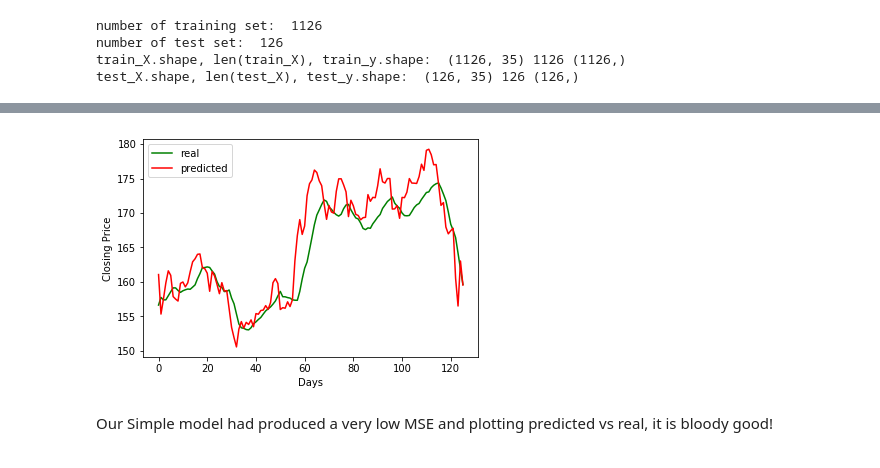
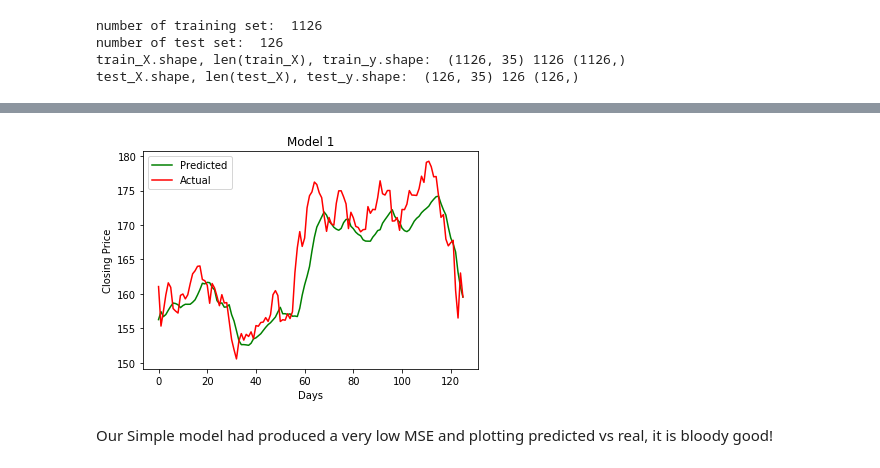
Before and after one commit to alexxlu/Project4, a Jupyter notebook: Project4.ipynb, the cells around one changed output, grey strips where cells are left out. Cells and saved outputs as stored; diff of their text form; code cells hidden in the pictures.

```diff
--- a/Project4.ipynb
+++ b/Project4.ipynb
@@ -234,12 +234,13 @@ model 1 MSE:  12.8334002454188
 # %%
-pyplot.plot(yhat, color='g',  label='real')
-pyplot.plot(test_y, color='r', label='predicted')
+pyplot.plot(yhat, color='g',  label='Predicted')
+pyplot.plot(test_y, color='r', label='Actual')
 pyplot.ylabel('Closing Price')
 pyplot.xlabel('Days')
+pyplot.title('Model 1')
 pyplot.legend()
 pyplot.show()
 # %% [output]
-[figure, old version]
+[figure, new version]
 # %% [markdown]
 Our Simple model had produced a very low MSE and plotting predicted vs real, it is bloody good!
 # %%
```
Also changed, not shown: parts of 1 cell of this notebook, 4 other files.
